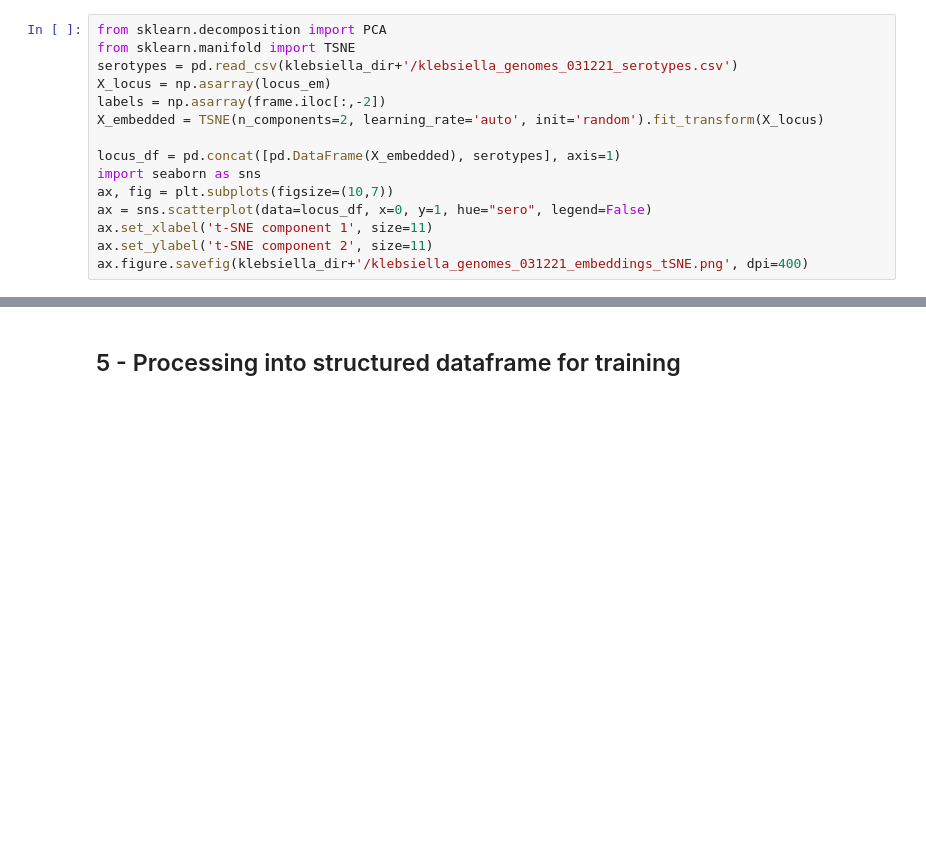
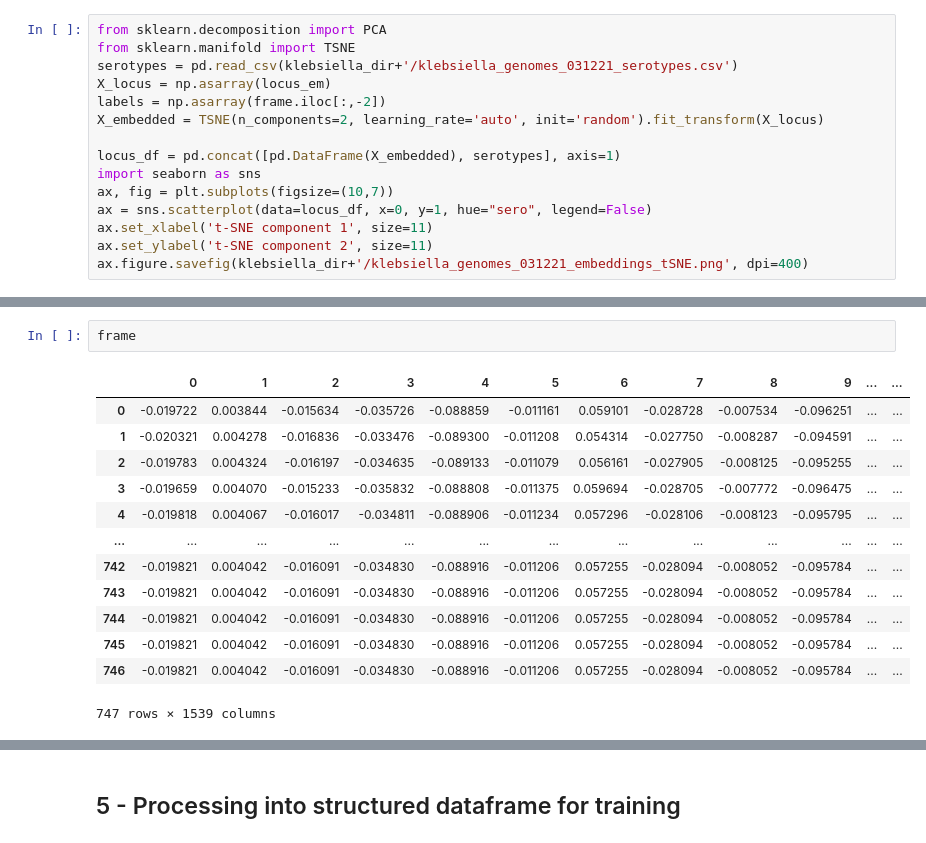
Before and after one commit to dimiboeckaerts/PhageHostLearn, a Jupyter notebook: PhageHostPredict.ipynb, the cells around one changed output, grey strips where cells are left out. Cells and saved outputs as stored; diff of their text form; blank space fills up the shorter version.

```diff
--- a/PhageHostPredict.ipynb
+++ b/PhageHostPredict.ipynb
@@ -453 +465,17 @@ ax.figure.savefig(klebsiella_dir+'/klebsiella_genomes_031221_embeddings_tSNE.png
+# %%
+frame
+# %% [output]
+|  | 0 | 1 | 2 | 3 | 4 | 5 | 6 | 7 | 8 | 9 | ... | ... |
+| 0 | -0.019722 | 0.003844 | -0.015634 | -0.035726 | -0.088859 | -0.011161 | 0.059101 | -0.028728 | -0.007534 | -0.096251 | ... | ... |
+| 1 | -0.020321 | 0.004278 | -0.016836 | -0.033476 | -0.089300 | -0.011208 | 0.054314 | -0.027750 | -0.008287 | -0.094591 | ... | ... |
+| 2 | -0.019783 | 0.004324 | -0.016197 | -0.034635 | -0.089133 | -0.011079 | 0.056161 | -0.027905 | -0.008125 | -0.095255 | ... | ... |
+| 3 | -0.019659 | 0.004070 | -0.015233 | -0.035832 | -0.088808 | -0.011375 | 0.059694 | -0.028705 | -0.007772 | -0.096475 | ... | ... |
+| 4 | -0.019818 | 0.004067 | -0.016017 | -0.034811 | -0.088906 | -0.011234 | 0.057296 | -0.028106 | -0.008123 | -0.095795 | ... | ... |
+| ... | ... | ... | ... | ... | ... | ... | ... | ... | ... | ... | ... | ... |
+| 742 | -0.019821 | 0.004042 | -0.016091 | -0.034830 | -0.088916 | -0.011206 | 0.057255 | -0.028094 | -0.008052 | -0.095784 | ... | ... |
+| 743 | -0.019821 | 0.004042 | -0.016091 | -0.034830 | -0.088916 | -0.011206 | 0.057255 | -0.028094 | -0.008052 | -0.095784 | ... | ... |
+| 744 | -0.019821 | 0.004042 | -0.016091 | -0.034830 | -0.088916 | -0.011206 | 0.057255 | -0.028094 | -0.008052 | -0.095784 | ... | ... |
+| 745 | -0.019821 | 0.004042 | -0.016091 | -0.034830 | -0.088916 | -0.011206 | 0.057255 | -0.028094 | -0.008052 | -0.095784 | ... | ... |
+| 746 | -0.019821 | 0.004042 | -0.016091 | -0.034830 | -0.088916 | -0.011206 | 0.057255 | -0.028094 | -0.008052 | -0.095784 | ... | ... |
+747 rows × 1539 columns
 # %%
```
Also changed, not shown: parts of 11 cells of this notebook, 4 other files.
